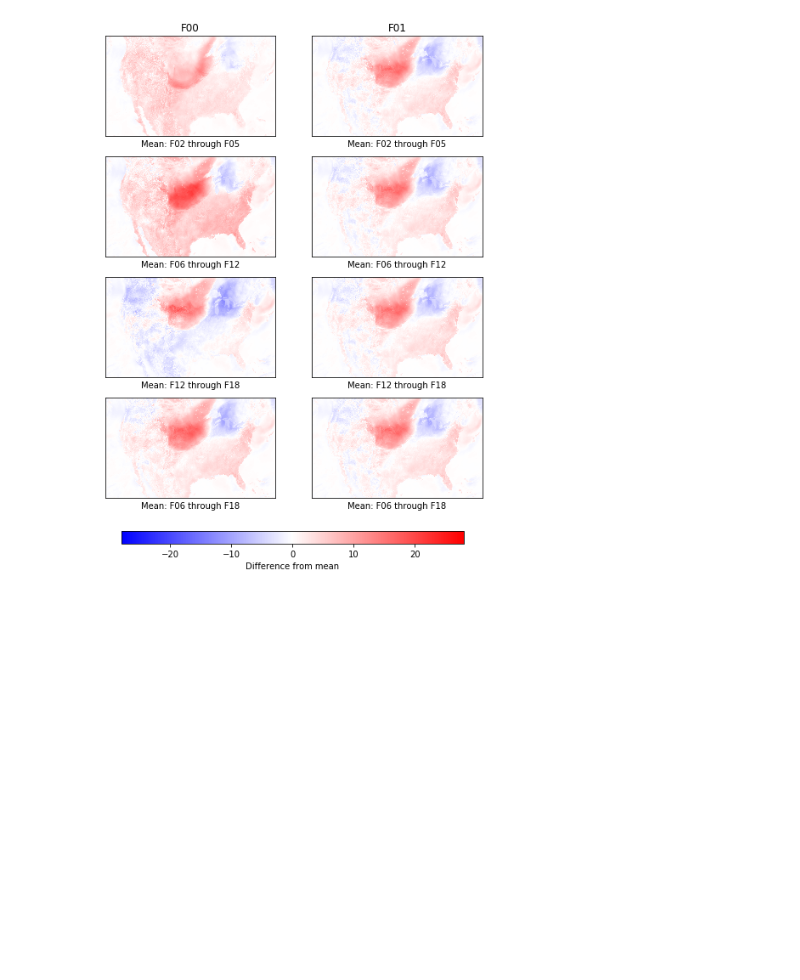
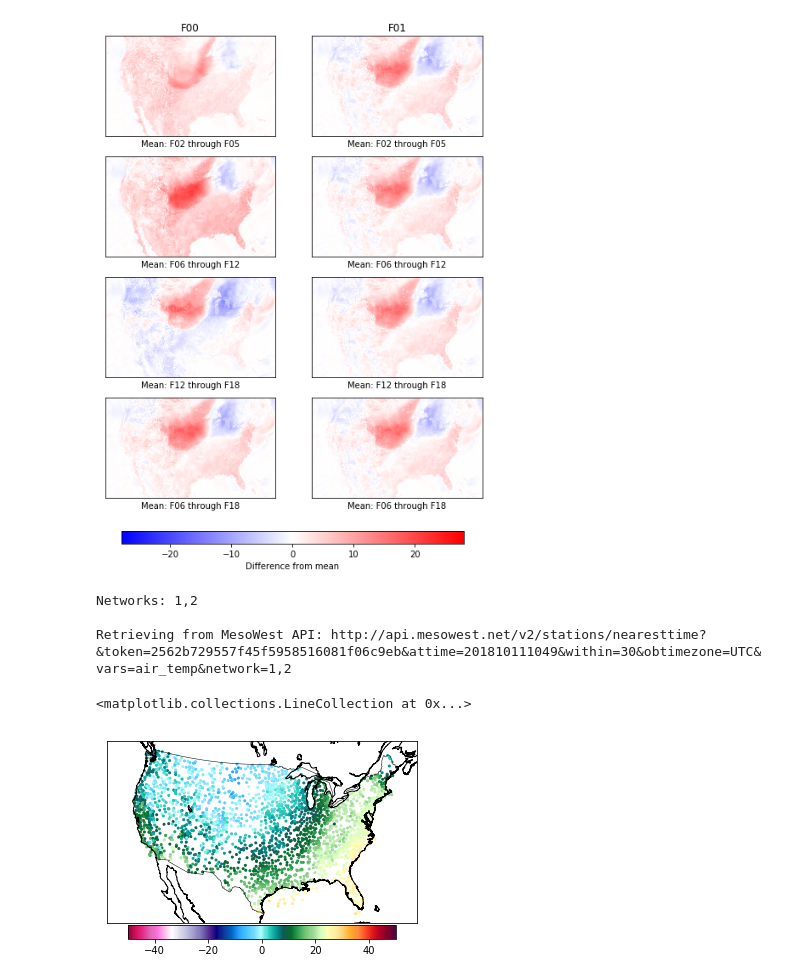
Before and after one commit to blaylockbk/pyBKB_v3, a Jupyter notebook: HRRR_TLE_exploration.ipynb, the cells around one changed output. Saved outputs shown, nothing was run; the diff lists cells and outputs as text; code cells hidden in the pictures; blank space fills up the shorter version.

```diff
--- a/HRRR_TLE_exploration.ipynb
+++ b/HRRR_TLE_exploration.ipynb
@@ -62,2 +70,24 @@ axes[0][1].set_title('F01');
 # %% [output]
 [figure]
+# %%
+network_ids = get_network_ids('nws/faa,raws', verbose=False)
+print('Networks:', network_ids)
+a = get_mesowest_radius(datetime.now(), None, radius=1000, variables='air_temp', extra='&network='+network_ids)
+# %% [output]
+Networks: 1,2
+
+Retrieving from MesoWest API: http://api.mesowest.net/v2/stations/nearesttime?&token=2562b729557f45f5958516081f06c9eb&attime=201810111049&within=30&obtimezone=UTC&vars=air_temp&network=1,2
+# %%
+cmap = cm_temp()
+m.scatter(a['LON'], a['LAT'], c=a['air_temp'],
+          s=4,
+          cmap=cmap['cmap'],
+          vmax=cmap['vmax'],
+          vmin=cmap['vmin'],
+          latlon=True,)
+plt.colorbar(orientation='horizontal', pad=.01, shrink=.8)
+m.drawcoastlines()
+m.drawcountries()
+# %% [output]
+<matplotlib.collections.LineCollection at 0x...>
+[figure, added]
```
Also changed, not shown: parts of 6 cells of this notebook, 2 other files.
